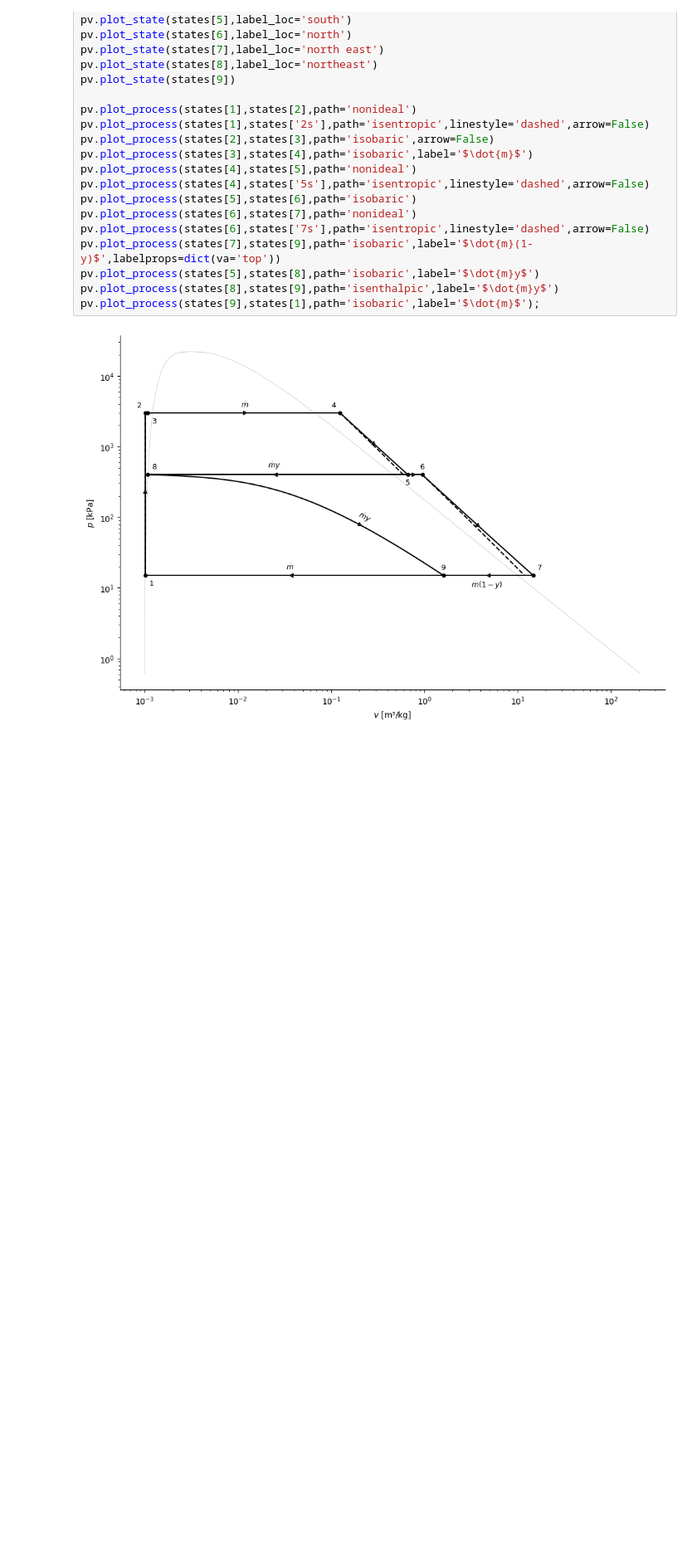
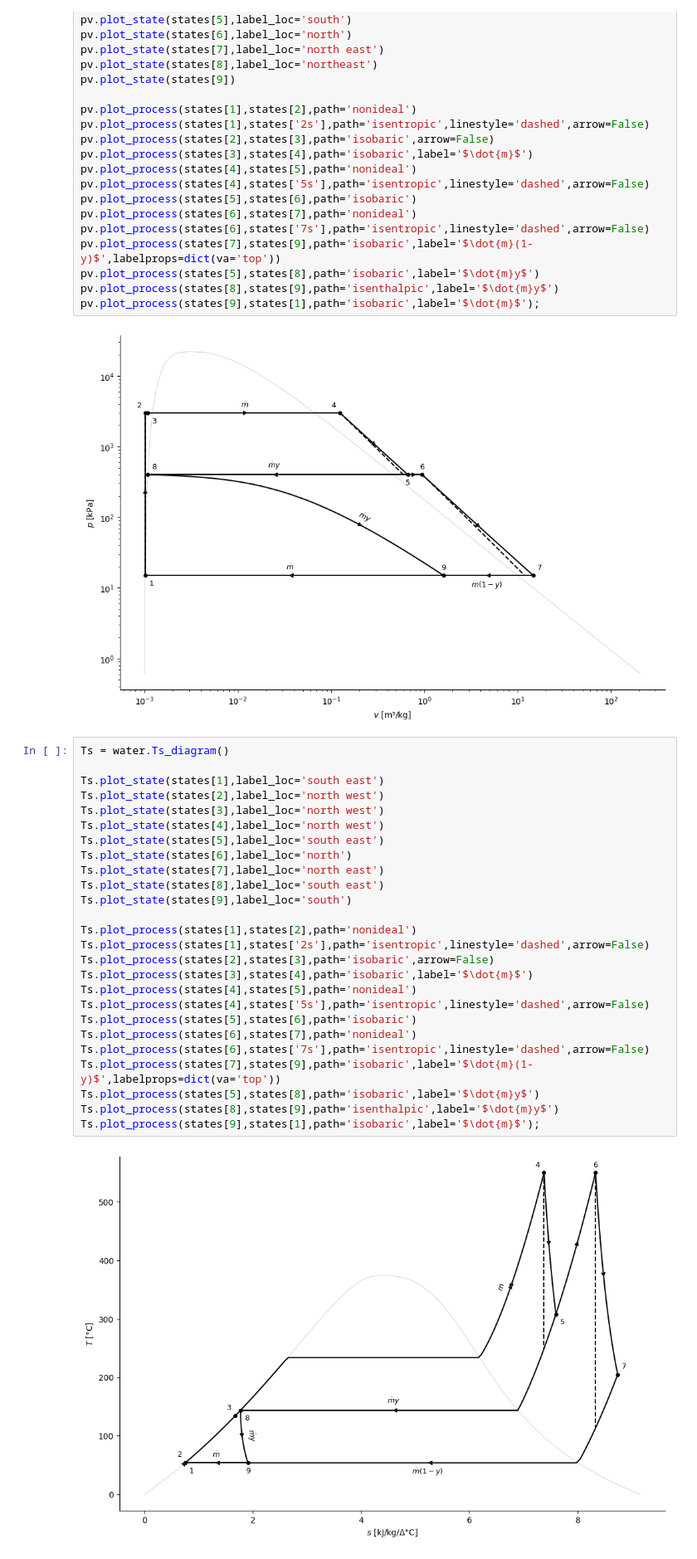
Before and after one commit to johnfmaddox/kilojoule, a Jupyter notebook: examples/ME321-Thermodynamics_II/03 - Chapter 10 Vapor Power Cycles/Ex10.6 Rankine with Reheat and CFH Regeneration.ipynb, the cells around one changed output. Shown at 83% size. Drawn from its saved outputs; the diff is of its cells as text; blank space fills up the shorter version.

```diff
--- a/examples/ME321-Thermodynamics_II/03 - Chapter 10 Vapor Power Cycles/Ex10.6 Rankine with Reheat and CFH Regeneration.ipynb
+++ b/examples/ME321-Thermodynamics_II/03 - Chapter 10 Vapor Power Cycles/Ex10.6 Rankine with Reheat and CFH Regeneration.ipynb
@@ -217,3 +230,31 @@ pv.plot_process(states[8],states[9],path='isenthalpic',label='$\dot{m}y$')
 pv.plot_process(states[9],states[1],path='isobaric',label='$\dot{m}$');
 # %% [output]
 [figure]
+# %%
+Ts = water.Ts_diagram()
+
+Ts.plot_state(states[1],label_loc='south east')
+Ts.plot_state(states[2],label_loc='north west')
+Ts.plot_state(states[3],label_loc='north west')
+Ts.plot_state(states[4],label_loc='north west')
+Ts.plot_state(states[5],label_loc='south east')
+Ts.plot_state(states[6],label_loc='north')
+Ts.plot_state(states[7],label_loc='north east')
+Ts.plot_state(states[8],label_loc='south east')
+Ts.plot_state(states[9],label_loc='south')
+
+Ts.plot_process(states[1],states[2],path='nonideal')
+Ts.plot_process(states[1],states['2s'],path='isentropic',linestyle='dashed',arrow=False)
+Ts.plot_process(states[2],states[3],path='isobaric',arrow=False)
+Ts.plot_process(states[3],states[4],path='isobaric',label='$\dot{m}$')
+Ts.plot_process(states[4],states[5],path='nonideal')
+Ts.plot_process(states[4],states['5s'],path='isentropic',linestyle='dashed',arrow=False)
+Ts.plot_process(states[5],states[6],path='isobaric')
+Ts.plot_process(states[6],states[7],path='nonideal')
+Ts.plot_process(states[6],states['7s'],path='isentropic',linestyle='dashed',arrow=False)
+Ts.plot_process(states[7],states[9],path='isobaric',label='$\dot{m}(1-y)$',labelprops=dict(va='top'))
+Ts.plot_process(states[5],states[8],path='isobaric',label='$\dot{m}y$')
+Ts.plot_process(states[8],states[9],path='isenthalpic',label='$\dot{m}y$')
+Ts.plot_process(states[9],states[1],path='isobaric',label='$\dot{m}$');
+# %% [output]
+[figure, added]
```
Also changed, not shown: parts of 6 cells of this notebook, 46 other files.
